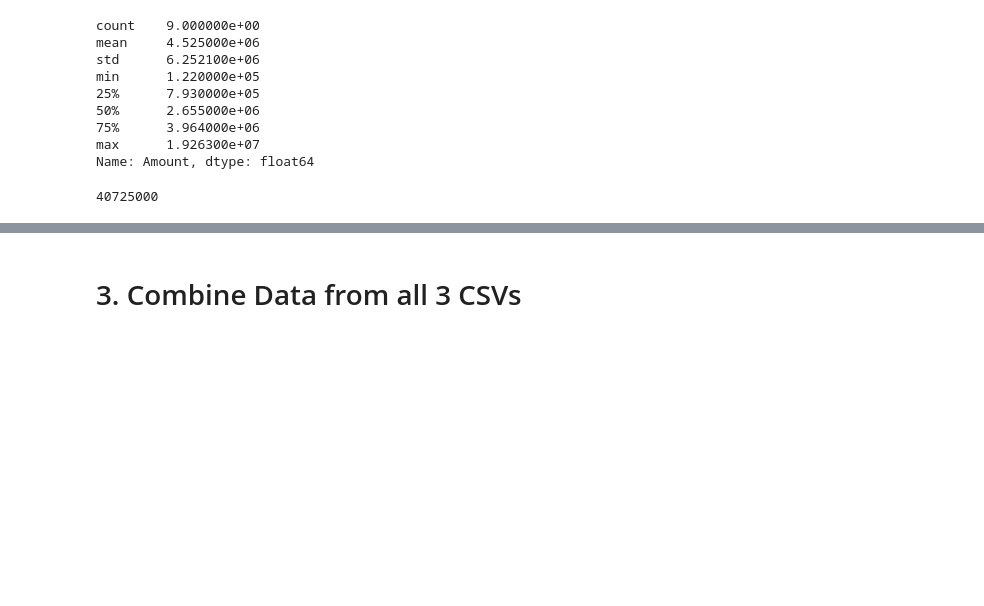
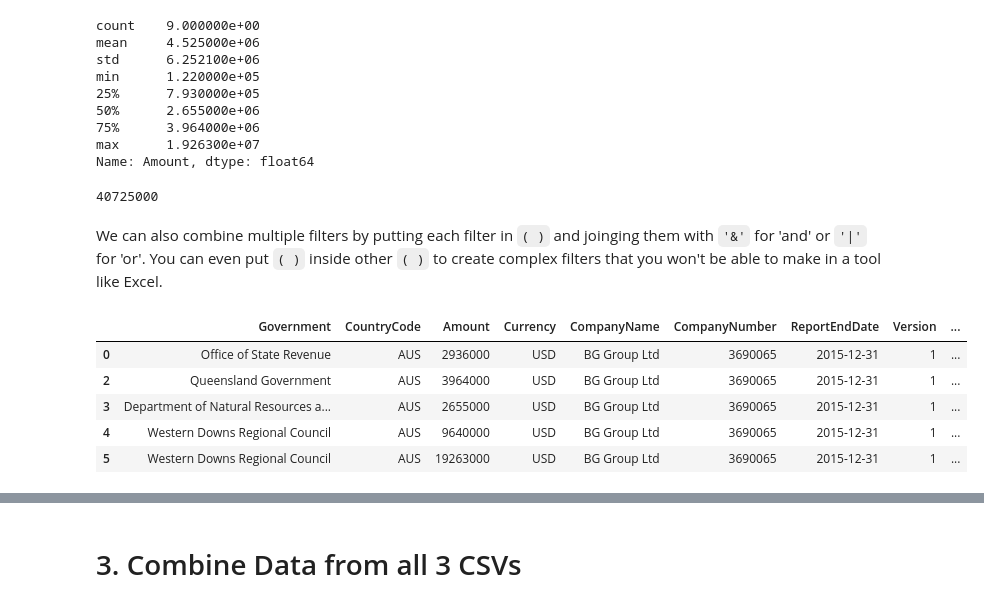
Before and after one commit to yanoak/data-extractors-tutorials, a Jupyter notebook: python-for-extractives/01_Intro_to_Python/Intro_to_Python.ipynb, the cells around one changed output, grey strips where cells are left out. Drawn from its saved outputs; the diff is of its cells as text; code cells hidden in the pictures; blank space fills up the shorter version.

```diff
--- a/python-for-extractives/01_Intro_to_Python/Intro_to_Python.ipynb
+++ b/python-for-extractives/01_Intro_to_Python/Intro_to_Python.ipynb
@@ -202,3 +329,16 @@ Name: Amount, dtype: float64
 mydata_AUS["Amount"].sum()
 # %% [output]
 40725000
+# %% [markdown]
+We can also combine multiple filters by putting each filter in `( )` and joinging them with `'&'` for 'and' or `'|'` for 'or'. You can even put `( )` inside other `( )` to create complex filters that you won't be able to make in a tool like Excel.
+# %%
+# Filter for payments to Australia over a million
+mydata_AUS_overmillion = mydata.loc[(mydata["CountryCode"] == "AUS") & (mydata["Amount"] > 1000000)]
+mydata_AUS_overmillion
+# %% [output]
+|  | Government | CountryCode | Amount | Currency | CompanyName | CompanyNumber | ReportEndDate | Version | ... |
+| 0 | Office of State Revenue | AUS | 2936000 | USD | BG Group Ltd | 3690065 | 2015-12-31 | 1 | ... |
+| 2 | Queensland Government | AUS | 3964000 | USD | BG Group Ltd | 3690065 | 2015-12-31 | 1 | ... |
+| 3 | Department of Natural Resources a... | AUS | 2655000 | USD | BG Group Ltd | 3690065 | 2015-12-31 | 1 | ... |
+| 4 | Western Downs Regional Council | AUS | 9640000 | USD | BG Group Ltd | 3690065 | 2015-12-31 | 1 | ... |
+| 5 | Western Downs Regional Council | AUS | 19263000 | USD | BG Group Ltd | 3690065 | 2015-12-31 | 1 | ... |
```
Also changed, not shown: parts of 35 cells of this notebook.
